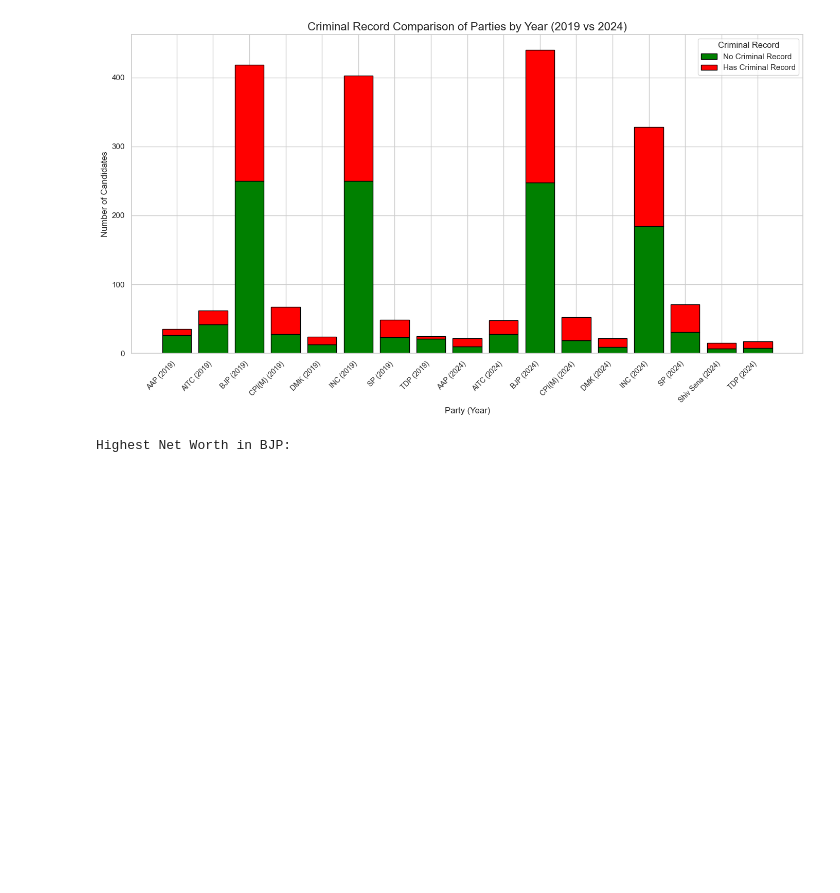
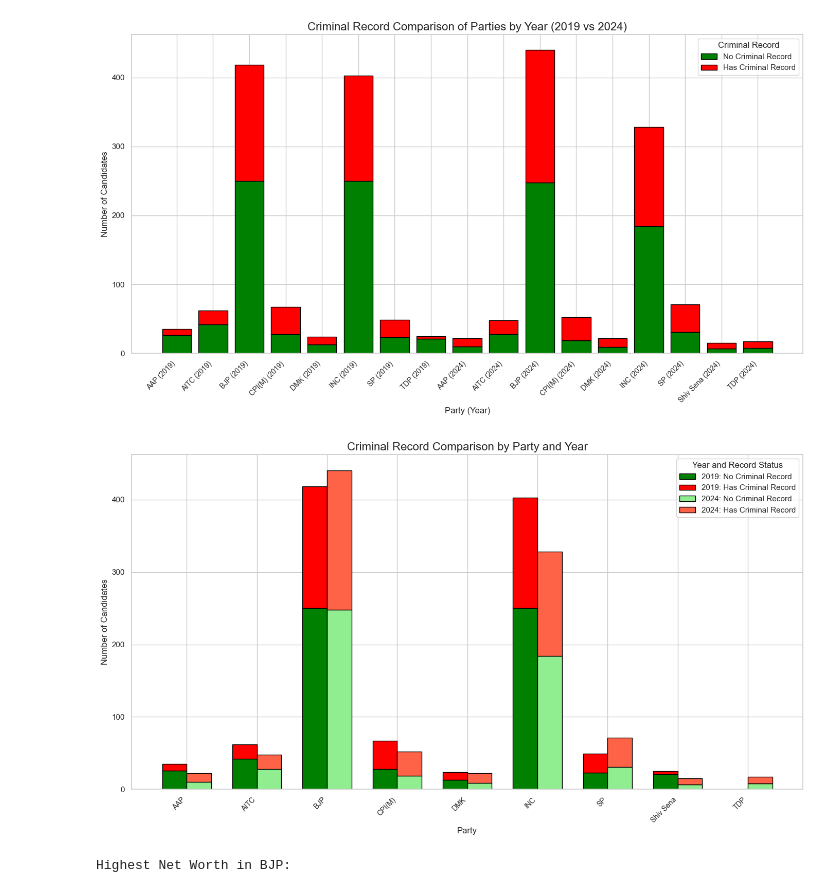
Before and after one commit to ujjwaltyagi2000/manthan, a Jupyter notebook: notebooks/5-eda.ipynb, the cells around one changed output. Cells and saved outputs as stored; diff of their text form; code cells hidden in the pictures; blank space fills up the shorter version.

Commit message:
candidate background analysis completed

```diff
--- a/notebooks/5-eda.ipynb
+++ b/notebooks/5-eda.ipynb
@@ -1125,6 +1181,95 @@ plt.tight_layout()
 plt.show()
 # %% [output]
 [figure]
+# %%
+import matplotlib.pyplot as plt
+import numpy as np
+
+# Group data by party, year, and criminal record status
+party_year_criminal_summary = criminal_record_data.groupby(
+    ['party', 'year', 'has_criminal_record']
+).size().reset_index(name='count')
+
+# Pivot data to prepare for stacked bar chart
+pivot_party_year = party_year_criminal_summary.pivot(
+    index=['party', 'year'],
+    columns='has_criminal_record',
+    values='count'
+).fillna(0)
+
+# Rename columns for clarity
+pivot_party_year.columns = ['No Criminal Record', 'Has Criminal Record']
+pivot_party_year = pivot_party_year.reset_index()
+
+# Sort the data by party and year
+pivot_party_year = pivot_party_year.sort_values(['party', 'year'])
+
+# Create x-axis positions for parties
+parties = pivot_party_year['party'].unique()
+x = np.arange(len(parties))  # Positions for each party
+width = 0.35  # Bar width for each year
+
+# Initialize the plot
+fig, ax = plt.subplots(figsize=(14, 8))
+
+# Plot bars for 2019
+data_2019 = pivot_party_year[pivot_party_year['year'] == 2019]
+x_2019 = np.arange(len(data_2019))  # Adjust x-axis positions for 2019
+ax.bar(
+    x_2019 - width/2,  # Shift left for 2019
+    data_2019['No Criminal Record'],
+    color='green',
+    edgecolor='black',
+    width=width,
+    label='2019: No Criminal Record'
+)
+ax.bar(
+    x_2019 - width/2,
+    data_2019['Has Criminal Record'],
+    bottom=data_2019['No Criminal Record'],
+    color='red',
+    edgecolor='black',
+    width=width,
+    label='2019: Has Criminal Record'
+)
+
+# Plot bars for 2024
+data_2024 = pivot_party_year[pivot_party_year['year'] == 2024]
+x_2024 = np.arange(len(data_2024))  # Adjust x-axis positions for 2024
+ax.bar(
+    x_2024 + width/2,  # Shift right for 2024
+    data_2024['No Criminal Record'],
+    color='lightgreen',
+    edgecolor='black',
+    width=width,
+    label='2024: No Criminal Record'
+)
+ax.bar(
+    x_2024 + width/2,
+    data_2024['Has Criminal Record'],
+    bottom=data_2024['No Criminal Record'],
+    color='tomato',
+    edgecolor='black',
+    width=width,
+    label='2024: Has Criminal Record'
+)
+
+# Customize x-axis
+x_ticks = np.arange(len(parties))  # Central positions for x-ticks
+ax.set_xticks(x_ticks)
+ax.set_xticklabels(parties, rotation=45, ha='right', fontsize=10)
+
+# Customize labels and title
+ax.set_title('Criminal Record Comparison by Party and Year', fontsize=16)
+ax.set_xlabel('Party', fontsize=12)
+ax.set_ylabel('Number of Candidates', fontsize=12)
+ax.legend(title='Year and Record Status', loc='upper right')
+
+# Adjust layout
+plt.tight_layout()
+plt.show()
+# %% [output]
+[figure, added]
 # %%
 # Calculate net worth if not already calculated
 if 'net_worth' not in cand_bg.columns:
```
Also changed, not shown: parts of 22 cells of this notebook.
